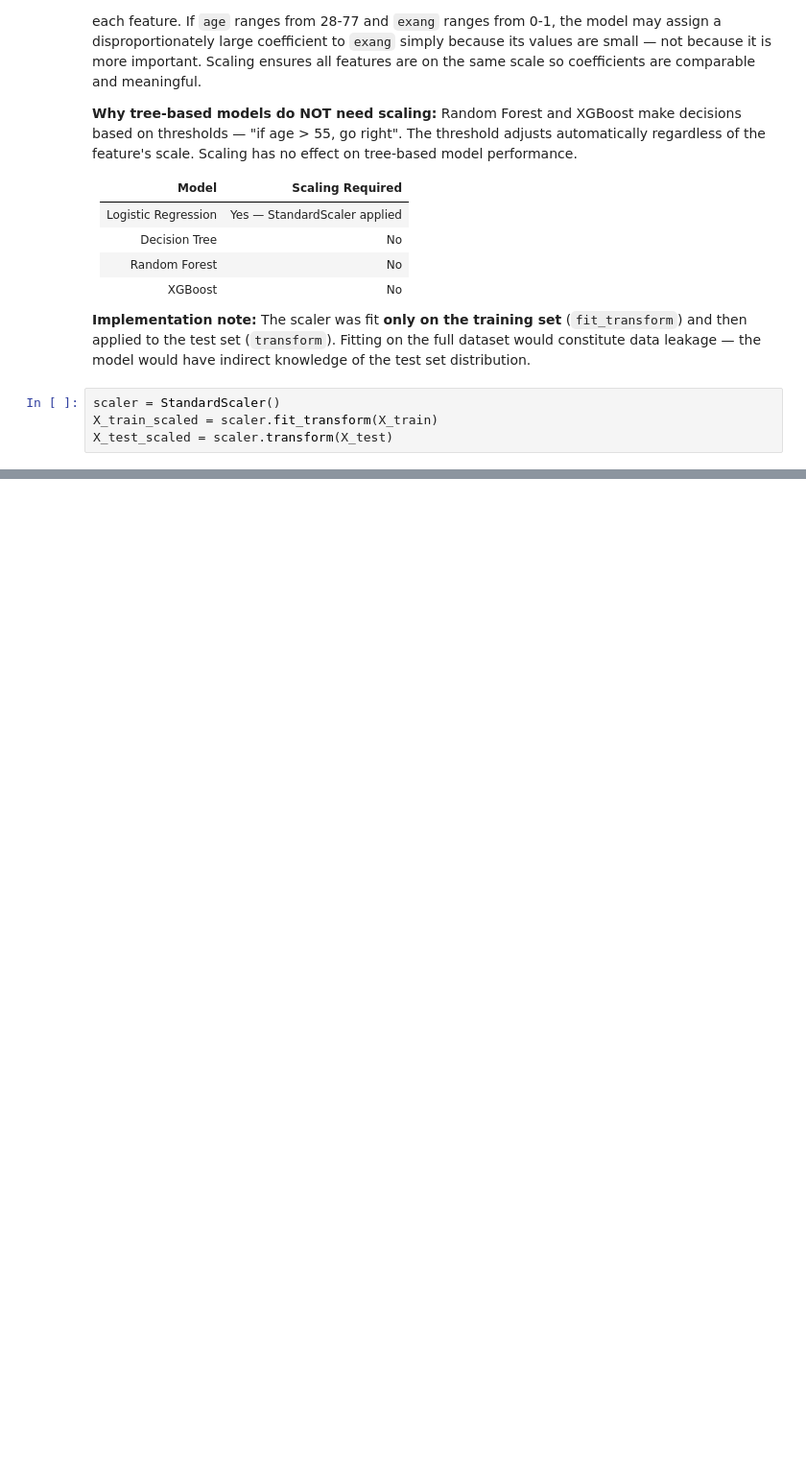
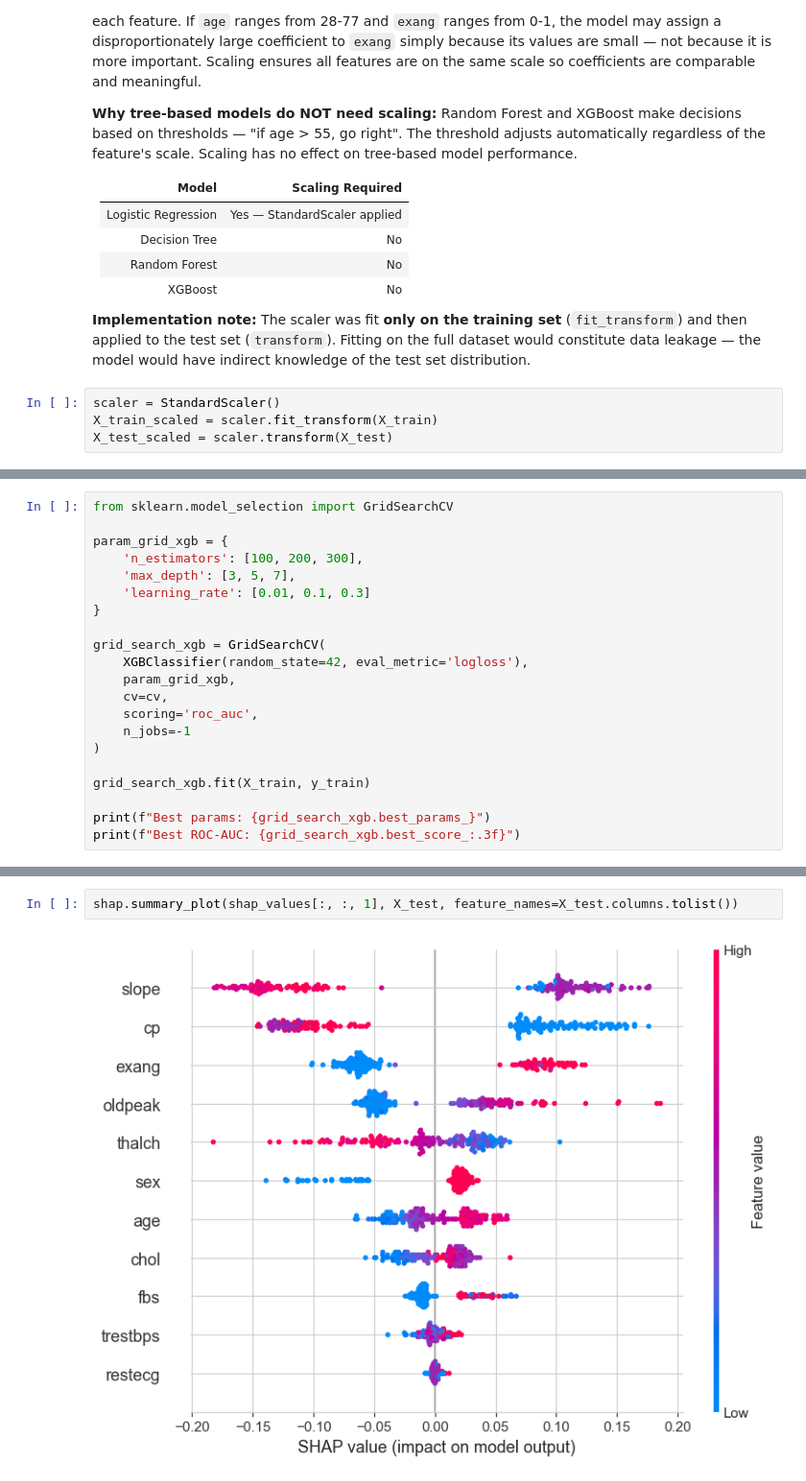
Before and after one commit to JoaquinCar/heart-disease-risk-predictor, a Jupyter notebook: modeling/modeling.ipynb, the cells around one changed output, grey strips where cells are left out. Shown at 96% size. Drawn from its saved outputs; the diff is of its cells as text; blank space fills up the shorter version.

```diff
--- a/modeling/modeling.ipynb
+++ b/modeling/modeling.ipynb
@@ -130,0 +287,21 @@ Logistic Regression w/ Stratified K-Fold
+# %%
+from sklearn.model_selection import GridSearchCV
+
+param_grid_xgb = {
+    'n_estimators': [100, 200, 300],
+    'max_depth': [3, 5, 7],
+    'learning_rate': [0.01, 0.1, 0.3]
+}
+
+grid_search_xgb = GridSearchCV(
+    XGBClassifier(random_state=42, eval_metric='logloss'),
+    param_grid_xgb,
+    cv=cv,
+    scoring='roc_auc',
+    n_jobs=-1
+)
+
+grid_search_xgb.fit(X_train, y_train)
+
+print(f"Best params: {grid_search_xgb.best_params_}")
+print(f"Best ROC-AUC: {grid_search_xgb.best_score_:.3f}")
@@ -130,0 +398,4 @@ Logistic Regression w/ Stratified K-Fold
+# %%
+shap.summary_plot(shap_values[:, :, 1], X_test, feature_names=X_test.columns.tolist())
+# %% [output]
+[figure, added]
```
Also changed, not shown: parts of 21 cells of this notebook, 1 other file.
